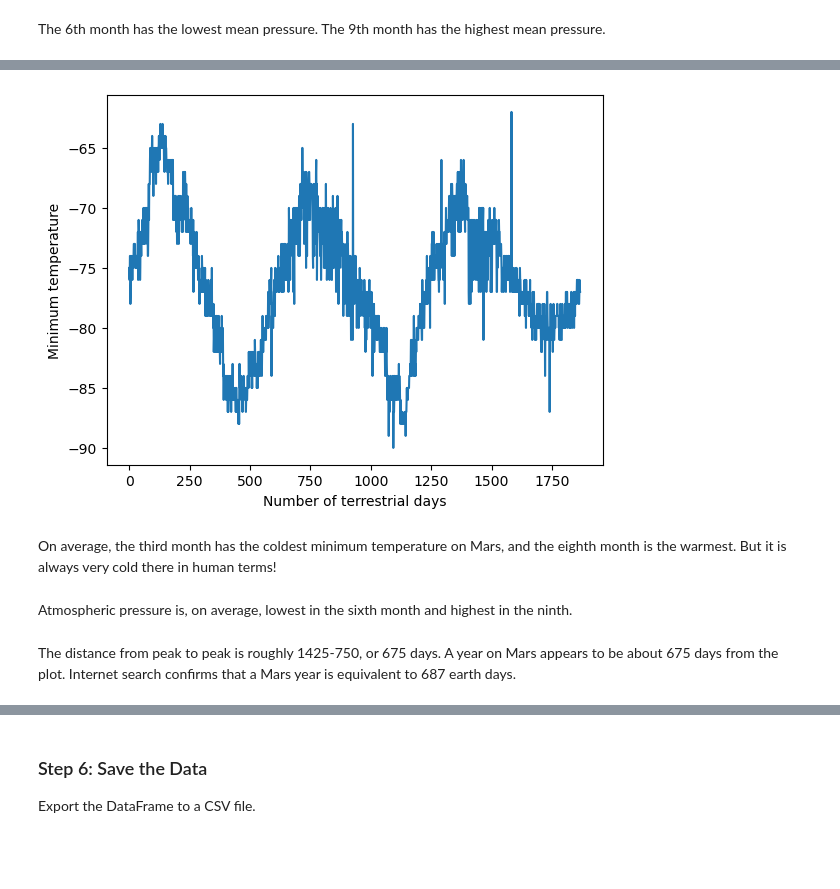
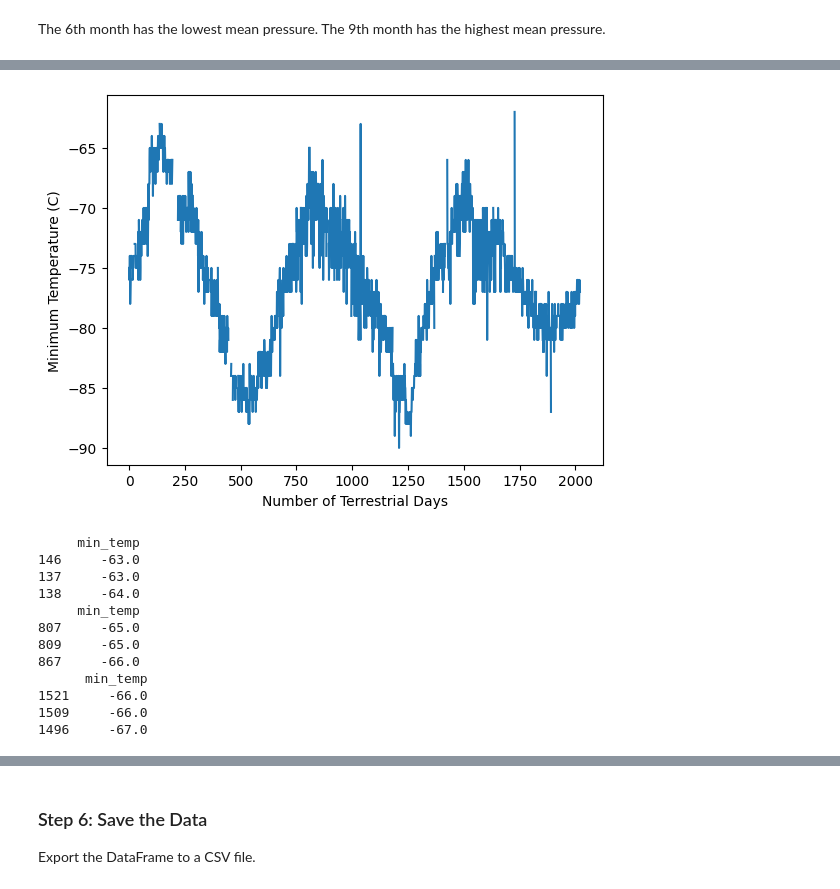
Before and after one commit to AshleyJubilee/mars-scraper-challenge, a Jupyter notebook: part_2_mars_weather.ipynb, the cells around one changed output, grey strips where cells are left out. Drawn from its saved outputs; the diff is of its cells as text; code cells hidden in the pictures; blank space fills up the shorter version.

```diff
--- a/part_2_mars_weather.ipynb
+++ b/part_2_mars_weather.ipynb
@@ -234,0 +224,7 @@ Timedelta('-2021 days +00:00:00')
+# %%
+# Create df of all days between the first and last recorded terrestial dates
+# Merge in min temp data to give all days a min_temp or NaN value
+marsDays = pd.DataFrame({'terrestrial_date': pd.date_range(marsData['terrestrial_date'].min(), marsData['terrestrial_date'].max())})
+marsMinDay = marsDays.merge(marsData[['terrestrial_date', 'min_temp']], how='left', on='terrestrial_date')
+marsMinDay.drop(columns='terrestrial_date', inplace=True)
+marsMinDay.head()
@@ -235,10 +238,23 @@ Timedelta('-2021 days +00:00:00')
 # %%
 # 5. How many terrestrial (earth) days are there in a Martian year?
+marsMinDayPlot = marsMinDay.plot(legend=False, xlabel='Number of Terrestrial Days', ylabel='Minimum Temperature (C)')
 # %% [output]
-[figure, old version]
+[figure, new version]
-# %% [markdown]
-On average, the third month has the coldest minimum temperature on Mars, and the eighth month is the warmest. But it is always very cold there in human terms!
-# %% [markdown]
-Atmospheric pressure is, on average, lowest in the sixth month and highest in the ninth.
-# %% [markdown]
-The distance from peak to peak is roughly 1425-750, or 675 days. A year on Mars appears to be about 675 days from the plot. Internet search confirms that a Mars year is equivalent to 687 earth days.
+# %%
+# Using the graph as a guide, find the warmest day each year (excluding outliers)
+print(marsMinDay.iloc[0:250].sort_values('min_temp', ascending=False).head(3))
+print(marsMinDay.iloc[750:1000].sort_values('min_temp', ascending=False).head(3))
+print(marsMinDay.iloc[1450:1600].sort_values('min_temp', ascending=False).head(3))
+# %% [output]
+     min_temp
+146     -63.0
+137     -63.0
+138     -64.0
+     min_temp
+807     -65.0
+809     -65.0
+867     -66.0
+      min_temp
+1521     -66.0
+1509     -66.0
+1496     -67.0
```
Also changed, not shown: parts of 7 cells of this notebook.
